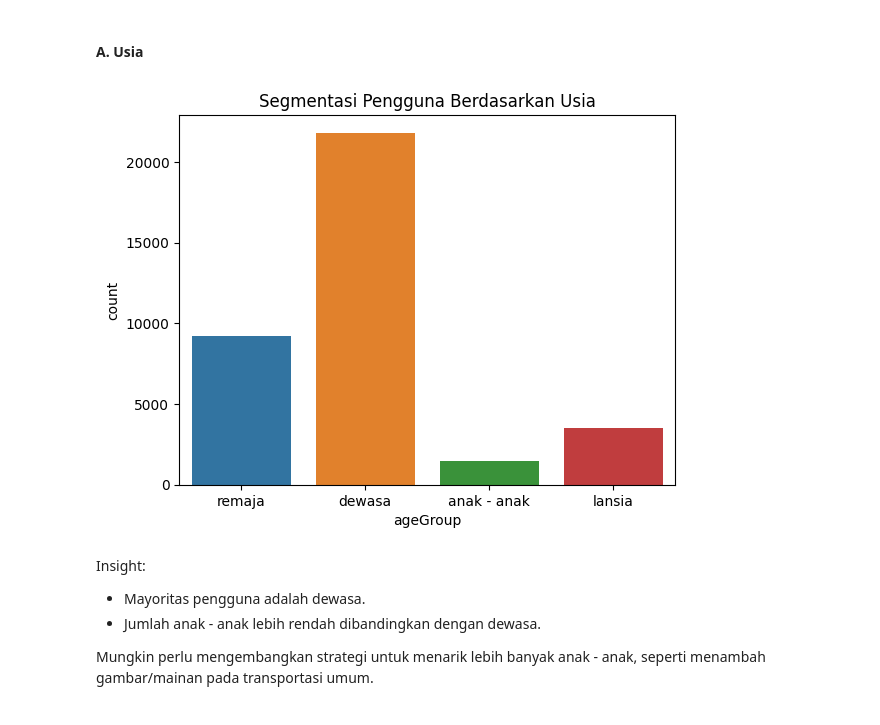
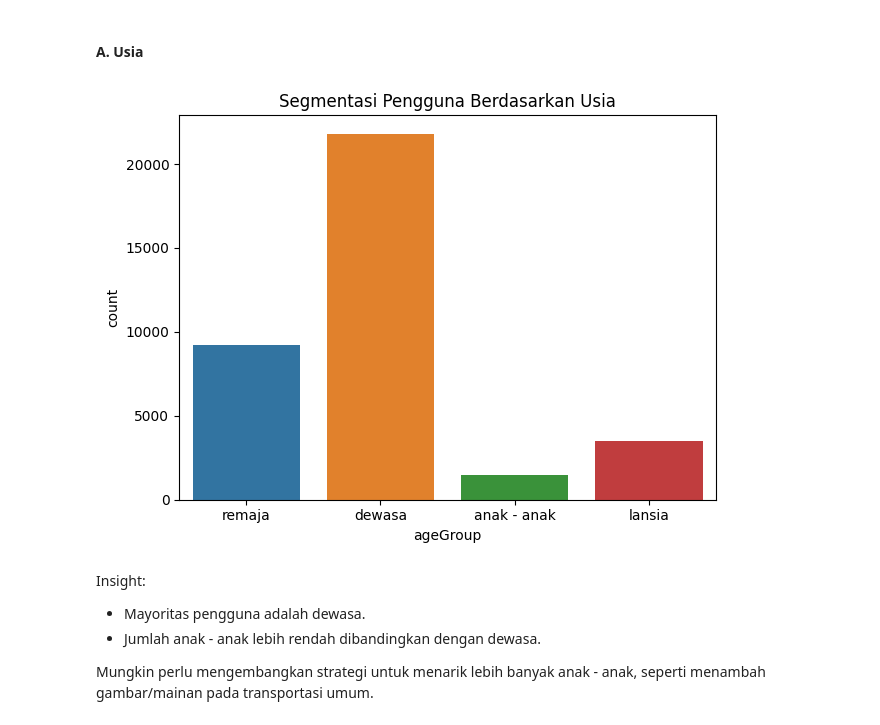
Before and after one commit to HilmySonaji/CP2, a Jupyter notebook: Capstone_Project_Module_2/raw/CP2.ipynb, the cells around one changed output. Drawn from its saved outputs; the diff is of its cells as text; code cells hidden in the pictures.

```diff
--- a/Capstone_Project_Module_2/raw/CP2.ipynb
+++ b/Capstone_Project_Module_2/raw/CP2.ipynb
@@ -52,7 +54,9 @@ Dataset ini berisi informasi yang relevan untuk merekam dan menganalisis data tr
 
 Berikut 5 baris teratas dan terbawah dari dataset Transjakarta.
 # %%
-dfraw=pd.read_csv('Capstone_Project_Module_2/Transjakarta.csv')
+# import dataset
+dfraw=pd.read_csv('F:\Purwadhika_School\Project\Capstone_Project_Module_2\Transjakarta.csv')
+# show dataset
 display(dfraw.head(),dfraw.tail())
 # %% [output]
 |  | transID | payCardID | payCardBank | payCardName | payCardSex | payCardBirthDate | corridorID | corridorName | ... |
@@ -393,15 +397,18 @@ dfraw.to_csv(file_path, index=False)
 # %% [markdown]
 #### A. Usia
 # %%
+# Visualisasi usia pengguna
 sns.countplot(
     data=dfraw,
     x="ageGroup",
     hue="ageGroup"
 )
 plt.title("Segmentasi Pengguna Berdasarkan Usia")
+
+plt.tight_layout()
 plt.show()
 # %% [output]
-[figure, old version]
+[figure, new version]
 # %% [markdown]
 Insight:
 * Mayoritas pengguna adalah dewasa.
```
Also changed, not shown: parts of 17 cells of this notebook.
